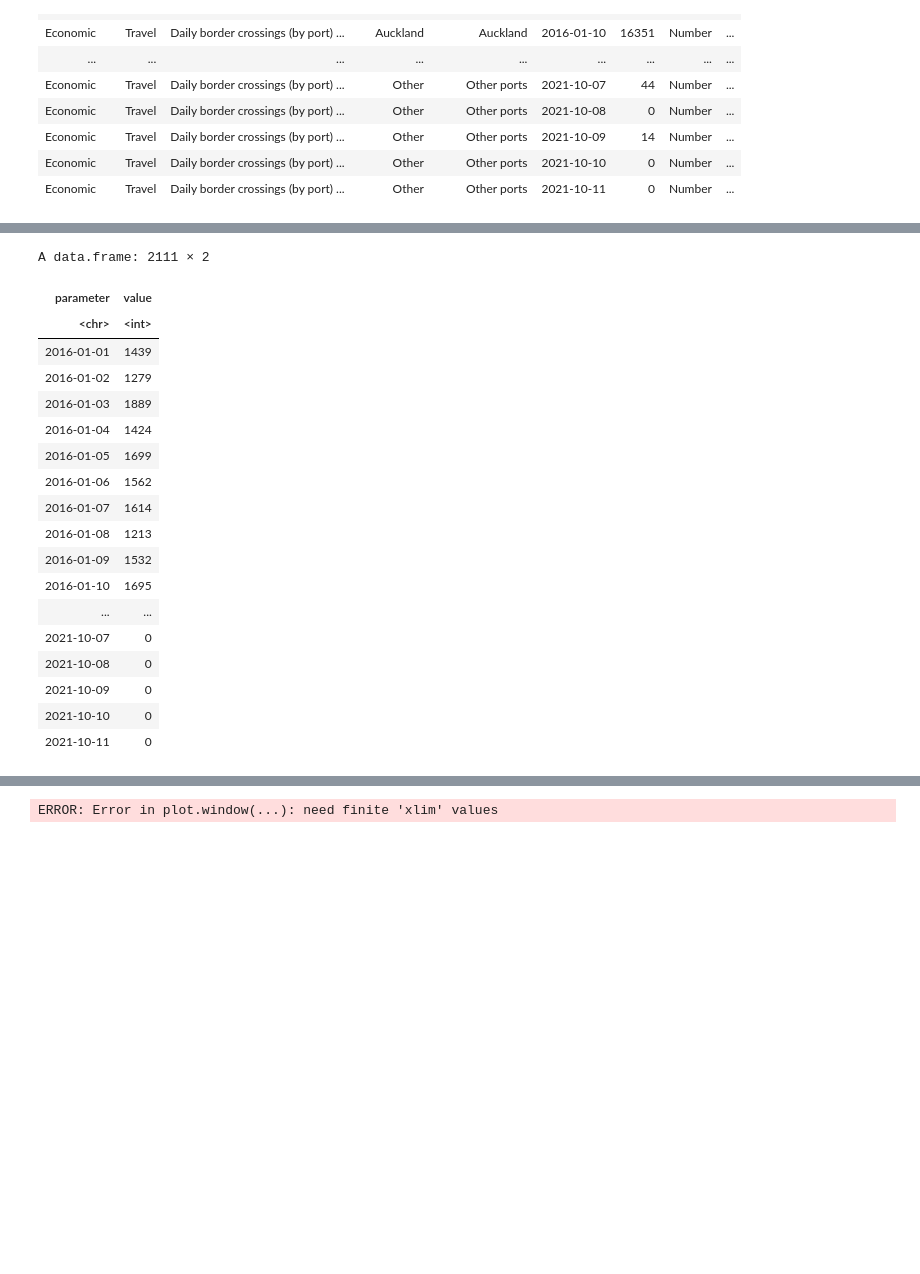
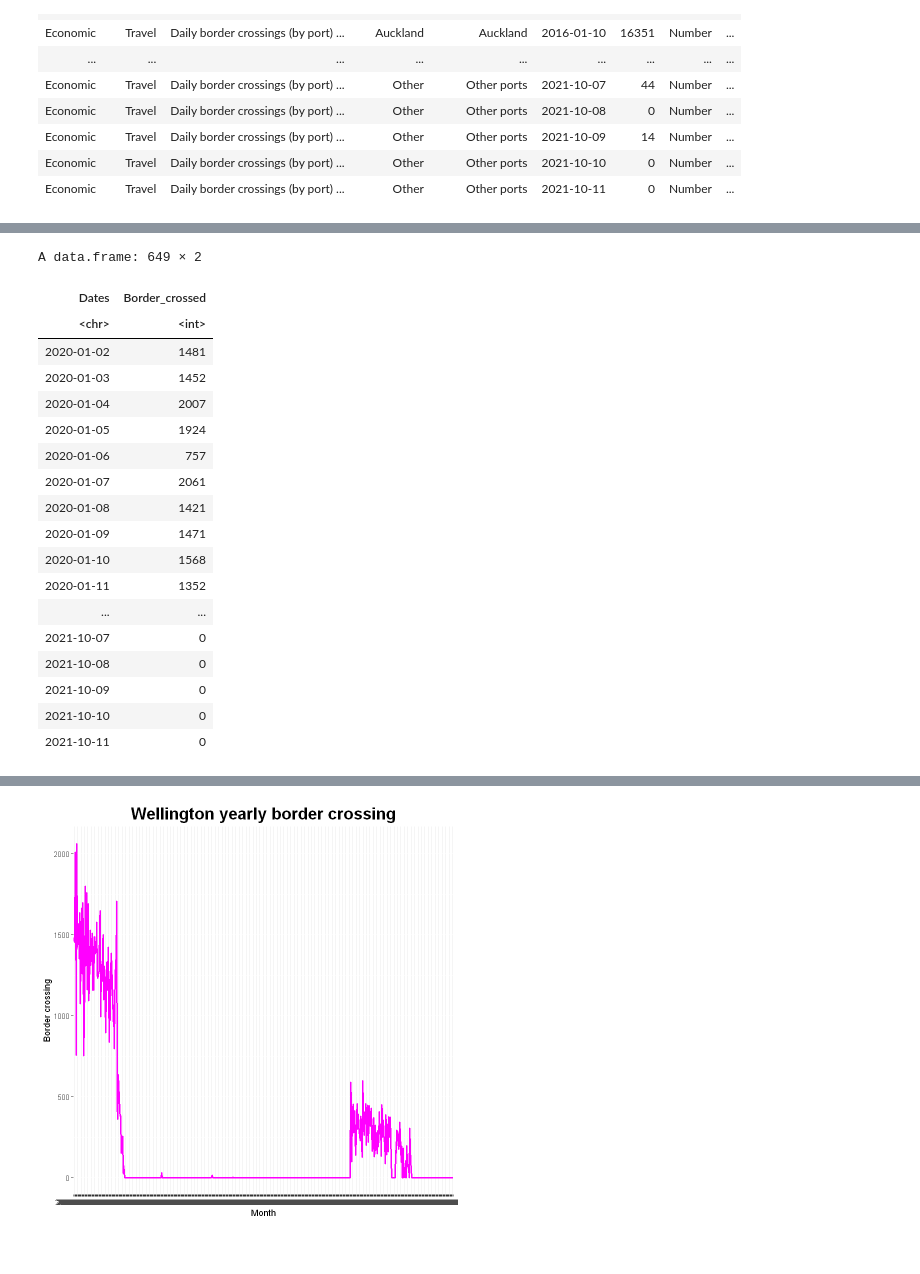
Before and after one commit to andyholmes1210/DATA201-Project, a Jupyter notebook: Border Crossings.ipynb, the cells around one changed output, grey strips where cells are left out. Drawn from its saved outputs; the diff is of its cells as text; code cells hidden in the pictures.

```diff
--- a/Border Crossings.ipynb
+++ b/Border Crossings.ipynb
@@ -100,6 +82,11 @@ A data.frame: 10555 × 9
 # %%
 border_region <- select(border_crossing, -category, -indicator_name, -ï..class, -units, -date_last_updated, -sub_series_name)
 
+border_region <- border_region %>% rename(
+    City = series_name,
+    Dates = parameter,
+    Border_crossed = value)
+
 border_region
 # %% [output]
 A data.frame: 10555 × 3
@@ -250,25 +225,27 @@ ERROR: Error in plot.window(...): need finite 'xlim' values
 # %%
 border_wellington <- border_region %>%
-    filter(series_name == "Wellington")
-#border_wellington
+    filter(City == "Wellington",
+          Dates > "2020-01-01")
+#border_auckland
 
-border_wellington <- select(border_wellington, -series_name)
+border_wellington <- select(border_wellington, -City)
+border_wellington[is.na(border_wellington)] <- 0
 
 border_wellington
 # %% [output]
-A data.frame: 2111 × 2
+A data.frame: 649 × 2
-| parameter | value |
+| Dates | Border_crossed |
 | <chr> | <int> |
-| 2016-01-01 | 1439 |
-| 2016-01-02 | 1279 |
-| 2016-01-03 | 1889 |
-| 2016-01-04 | 1424 |
-| 2016-01-05 | 1699 |
-| 2016-01-06 | 1562 |
-| 2016-01-07 | 1614 |
-| 2016-01-08 | 1213 |
-| 2016-01-09 | 1532 |
-| 2016-01-10 | 1695 |
+| 2020-01-02 | 1481 |
+| 2020-01-03 | 1452 |
+| 2020-01-04 | 2007 |
+| 2020-01-05 | 1924 |
+| 2020-01-06 | 757 |
+| 2020-01-07 | 2061 |
+| 2020-01-08 | 1421 |
+| 2020-01-09 | 1471 |
+| 2020-01-10 | 1568 |
+| 2020-01-11 | 1352 |
 | ... | ... |
 | 2021-10-07 | 0 |
 | 2021-10-08 | 0 |
@@ -276,10 +253,9 @@ A data.frame: 2111 × 2
 | 2021-10-10 | 0 |
 | 2021-10-11 | 0 |
 # %%
-border_wellington_graph <- plot(border_wellington,
-                              type = "o",
-                             col = "dark green",
-                             xlab = "Year",
-                             ylab = "Number",
-                             main = "Wellington airport yearly border crossings")
+ggplot(border_wellington, aes(x=Dates, y=Border_crossed, group=1)) +
+        geom_line(colour = "magenta", size = 1) +
+        labs(x="Month", y="Border crossing") +
+        ggtitle('Wellington yearly border crossing') +
+        theme(plot.title = element_text(size=20, face="bold", hjust=0.5))
 # %% [output]
@@ -292,3 +262,2 @@ Warning message in max(x):
-ERROR: Error in plot.window(...): need finite 'xlim' values
-[figure, old version]
+[figure, new version]
 # %%
```
Also changed, not shown: parts of 11 cells of this notebook.
